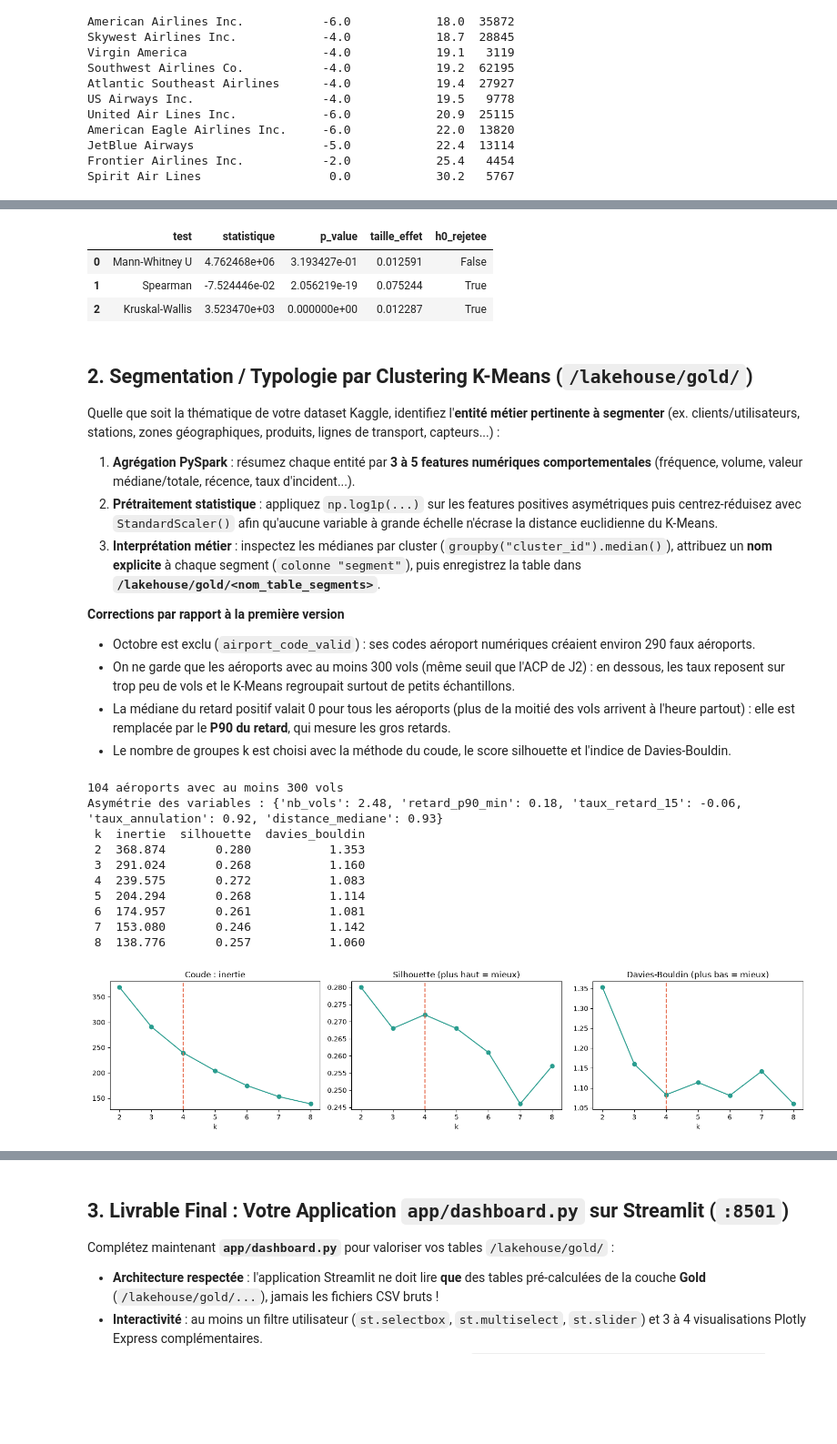
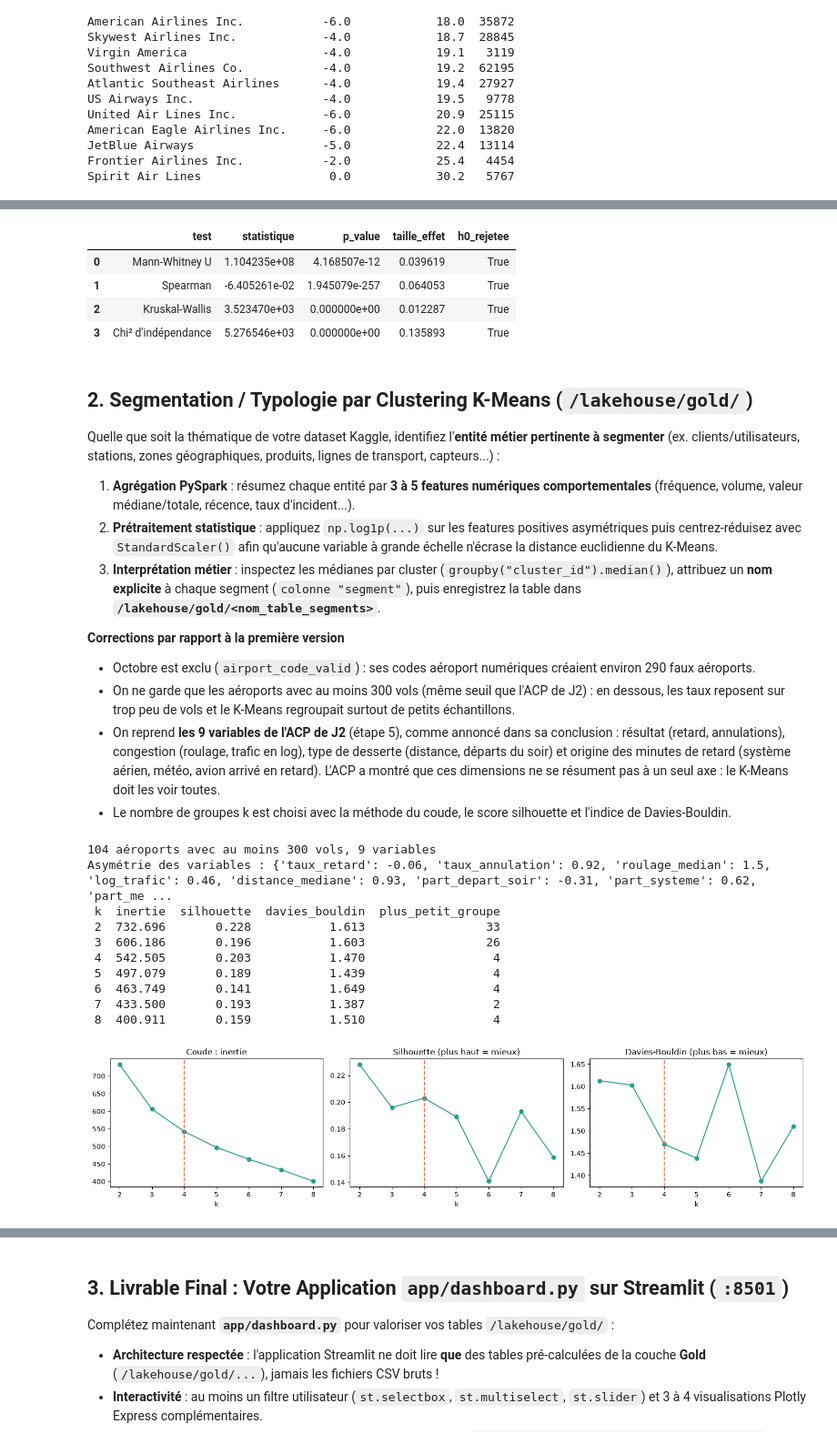
Before and after one commit to 104MJ/TP-datalake, a Jupyter notebook: notebooks/J4_Stats_Segmentation_Dashboard.ipynb, the cells around one changed output, grey strips where cells are left out. Shown at 91% size. Cells and saved outputs as stored; diff of their text form; code cells hidden in the pictures; blank space fills up the shorter version.

```diff
--- a/notebooks/J4_Stats_Segmentation_Dashboard.ipynb
+++ b/notebooks/J4_Stats_Segmentation_Dashboard.ipynb
@@ -206,20 +264,25 @@ tests_pd = pd.DataFrame([
     {"test": "Kruskal-Wallis", "question": "Les compagnies ont-elles le même retard ?",
      "h0": "Même distribution du retard pour toutes les compagnies", "statistique": float(stat_3), "p_value": float(p_val_3),
      "taille_effet": float(effet_3), "mesure_effet": "epsilon²", "h0_rejetee": bool(p_val_3 < 0.05)},
+    {"test": "Chi² d'indépendance", "question": "Le créneau de départ change-t-il le risque de retard ?",
+     "h0": "Être en retard ne dépend pas du créneau de départ", "statistique": float(stat_4), "p_value": float(p_val_4),
+     "taille_effet": float(effet_4), "mesure_effet": "V de Cramér", "h0_rejetee": bool(p_val_4 < 0.05)},
 ])
 tests_pd["conclusion"] = [
-    "Pas de différence significative entre ATL et ORD (p = 0,32, médianes identiques à -5 min). L'écart de taux de retard vu en J3 vient de la queue de la distribution.",
-    "Lien significatif mais quasi nul (rho = -0,075) : la distance n'explique pas le retard.",
+    "Différence significative mais négligeable (r = 0,04, médianes -5 et -4 min). L'écart de taux de retard vu en J3 (17 % contre 24 %) vient de la queue de la distribution.",
+    "Lien significatif mais quasi nul (rho = -0,064) : la distance n'explique pas le retard.",
     "Les compagnies diffèrent (p < 0,001) mais l'effet est faible (epsilon² = 0,012) ; le taux de retard va pourtant de 12,5 % (Hawaiian) à 30 % (Spirit).",
+    "Le créneau compte (V de Cramér = 0,14, le plus fort effet des tests) : de 8,8 % de vols en retard la nuit à 25,4 % le soir.",
 ]
 (spark.createDataFrame(tests_pd).coalesce(1).write.format("delta").mode("overwrite")
     .option("overwriteSchema", "true").save("/lakehouse/gold/stats_tests"))
 tests_pd[["test", "statistique", "p_value", "taille_effet", "h0_rejetee"]]
 # %% [output]
 |  | test | statistique | p_value | taille_effet | h0_rejetee |
-| 0 | Mann-Whitney U | 4.762468e+06 | 3.193427e-01 | 0.012591 | False |
-| 1 | Spearman | -7.524446e-02 | 2.056219e-19 | 0.075244 | True |
+| 0 | Mann-Whitney U | 1.104235e+08 | 4.168507e-12 | 0.039619 | True |
+| 1 | Spearman | -6.405261e-02 | 1.945079e-257 | 0.064053 | True |
 | 2 | Kruskal-Wallis | 3.523470e+03 | 0.000000e+00 | 0.012287 | True |
+| 3 | Chi² d'indépendance | 5.276546e+03 | 0.000000e+00 | 0.135893 | True |
 # %% [markdown]
 ## 2. Segmentation / Typologie par Clustering K-Means (`/lakehouse/gold/`)
 
@@ -231,7 +294,7 @@ Quelle que soit la thématique de votre dataset Kaggle, identifiez l'**entité m
 **Corrections par rapport à la première version**
 - Octobre est exclu (`airport_code_valid`) : ses codes aéroport numériques créaient environ 290 faux aéroports.
 - On ne garde que les aéroports avec au moins 300 vols (même seuil que l'ACP de J2) : en dessous, les taux reposent sur trop peu de vols et le K-Means regroupait surtout de petits échantillons.
-- La médiane du retard positif valait 0 pour tous les aéroports (plus de la moitié des vols arrivent à l'heure partout) : elle est remplacée par le **P90 du retard**, qui mesure les gros retards.
+- On reprend **les 9 variables de l'ACP de J2** (étape 5), comme annoncé dans sa conclusion : résultat (retard, annulations), congestion (roulage, trafic en log), type de desserte (distance, départs du soir) et origine des minutes de retard (système aérien, météo, avion arrivé en retard). L'ACP a montré que ces dimensions ne se résument pas à un seul axe : le K-Means doit les voir toutes.
 - Le nombre de groupes k est choisi avec la méthode du coude, le score silhouette et l'indice de Davies-Bouldin.
 # %%
 SILVER_MAIN_PATH = "/lakehouse/silver/flights_enriched"
@@ -239,7 +302,9 @@ GOLD_SEGMENTS_PATH = "/lakehouse/gold/segments_aeroports"
 
 silver_df = spark.read.format("delta").load(SILVER_MAIN_PATH)
 
-# Résumer les vols par aéroport côté Spark, avant de transférer ce petit tableau vers Pandas.
+# Les 9 variables de l'ACP de J2 (étape 5), calculées par aéroport côté Spark (~100 lignes ramenées en pandas).
+causes = ["air_system_delay", "weather_delay", "late_aircraft_delay", "airline_delay", "security_delay"]
+total_causes = sum(F.coalesce(F.sum(c), F.lit(0)) for c in causes)
 entities_sdf = (
     silver_df
     .where(F.col("airport_code_valid"))
@@ -248,64 +313,63 @@ entities_sdf = (
         F.first("origin_city").alias("origin_city"),
         F.first("origin_state").alias("origin_state"),
         F.first("origin_lat").alias("origin_lat"),
         F.first("origin_lon").alias("origin_lon"),
         F.count("*").alias("nb_vols"),
-        F.percentile_approx("arrival_delay", 0.9).alias("retard_p90_min"),
-        F.avg(
-            F.when(
-                F.col("arrival_delay").isNotNull(),
-                (F.col("arrival_delay") >= 15).cast("double")
-            )
-        ).alias("taux_retard_15"),
-        F.avg(
-            F.coalesce(F.col("is_cancelled").cast("double"), F.lit(0.0))
-        ).alias("taux_annulation"),
-        F.percentile_approx("distance", 0.5).alias("distance_mediane")
+        (100 * F.avg(F.col("is_delayed_15").cast("int"))).alias("taux_retard"),
+        (100 * F.avg(F.col("is_cancelled").cast("int"))).alias("taux_annulation"),
+        F.percentile_approx("taxi_out", 0.5).alias("roulage_median"),
+        F.percentile_approx("distance", 0.5).alias("distance_mediane"),
+        (100 * F.avg((F.col("dep_hour") >= 17).cast("int"))).alias("part_depart_soir"),
+        (100 * F.sum("air_system_delay") / total_causes).alias("part_systeme"),
+        (100 * F.sum("weather_delay") / total_causes).alias("part_meteo"),
+        (100 * F.sum("late_aircraft_delay") / total_causes).alias("part_avion_retarde"),
+        F.percentile_approx("arrival_delay", 0.9).alias("retard_p90_min"),  # pour le dashboard, hors K-Means
     )
     .where(F.col("nb_vols") >= 300)
 )
 
 entities_pd = entities_sdf.toPandas().dropna().copy()
-feature_cols = ["nb_vols", "retard_p90_min", "taux_retard_15", "taux_annulation", "distance_mediane"]
-print(f"{len(entities_pd)} aéroports avec au moins 300 vols")
+entities_pd["log_trafic"] = np.log10(entities_pd["nb_vols"])  # trafic très asymétrique : en log, comme en J2
+
+feature_cols = ["taux_retard", "taux_annulation", "roulage_median", "log_trafic", "distance_mediane",
+                "part_depart_soir", "part_systeme", "part_meteo", "part_avion_retarde"]
+print(f"{len(entities_pd)} aéroports avec au moins 300 vols, {len(feature_cols)} variables")
 print("Asymétrie des variables :", entities_pd[feature_cols].skew().round(2).to_dict())
 
-# log1p sur les variables positives et asymétriques (trafic, distance), puis centrage-réduction
-features = entities_pd[feature_cols].copy()
-for col in ["nb_vols", "distance_mediane"]:
-    features[col] = np.log1p(features[col].clip(lower=0))
-X = StandardScaler().fit_transform(features)
+# Centrage-réduction : les variables n'ont pas les mêmes unités (%, minutes, miles, log)
+X = StandardScaler().fit_transform(entities_pd[feature_cols])
 
 # Choix de k : coude (inertie), silhouette (plus haut = mieux), Davies-Bouldin (plus bas = mieux)
 ks = range(2, 9)
 scores = []
 for k in ks:
     km = KMeans(n_clusters=k, random_state=42, n_init=20).fit(X)
-    scores.append((k, km.inertia_, silhouette_score(X, km.labels_), davies_bouldin_score(X, km.labels_)))
-scores = pd.DataFrame(scores, columns=["k", "inertie", "silhouette", "davies_bouldin"]).round(3)
+    scores.append((k, km.inertia_, silhouette_score(X, km.labels_), davies_bouldin_score(X, km.labels_),
+                   np.bincount(km.labels_).min()))
+scores = pd.DataFrame(scores, columns=["k", "inertie", "silhouette", "davies_bouldin", "plus_petit_groupe"]).round(3)
 print(scores.to_string(index=False))
 
 fig, axes = plt.subplots(1, 3, figsize=(15, 3.6))
 for ax, col, titre in zip(axes, ["inertie", "silhouette", "davies_bouldin"],
                           ["Coude : inertie", "Silhouette (plus haut = mieux)", "Davies-Bouldin (plus bas = mieux)"]):
     ax.plot(scores["k"], scores[col], "o-", color="#2A9D8F")
     ax.axvline(4, ls="--", color="#E76F51")
     ax.set_title(titre)
     ax.set_xlabel("k")
 plt.tight_layout()
 plt.show()
 # %% [output]
-104 aéroports avec au moins 300 vols
-Asymétrie des variables : {'nb_vols': 2.48, 'retard_p90_min': 0.18, 'taux_retard_15': -0.06, 'taux_annulation': 0.92, 'distance_mediane': 0.93}
- k  inertie  silhouette  davies_bouldin
- 2  368.874       0.280           1.353
- 3  291.024       0.268           1.160
- 4  239.575       0.272           1.083
- 5  204.294       0.268           1.114
- 6  174.957       0.261           1.081
- 7  153.080       0.246           1.142
- 8  138.776       0.257           1.060
+104 aéroports avec au moins 300 vols, 9 variables
+Asymétrie des variables : {'taux_retard': -0.06, 'taux_annulation': 0.92, 'roulage_median': 1.5, 'log_trafic': 0.46, 'distance_mediane': 0.93, 'part_depart_soir': -0.31, 'part_systeme': 0.62, 'part_me ...
+ k  inertie  silhouette  davies_bouldin  plus_petit_groupe
+ 2  732.696       0.228           1.613                 33
+ 3  606.186       0.196           1.603                 26
+ 4  542.505       0.203           1.470                  4
+ 5  497.079       0.189           1.439                  4
+ 6  463.749       0.141           1.649                  4
+ 7  433.500       0.193           1.387                  2
+ 8  400.911       0.159           1.510                  4
-[figure, old version]
+[figure, new version]
 # %% [markdown]
 **Choix de k**
 
```
Also changed, not shown: parts of 9 cells of this notebook, 5 other files.
